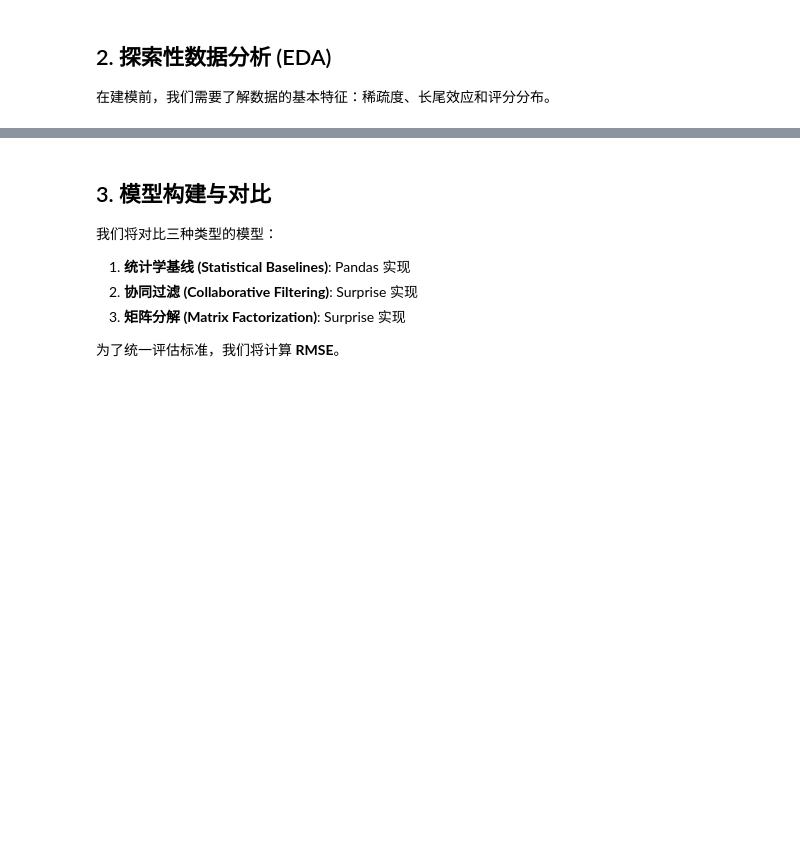
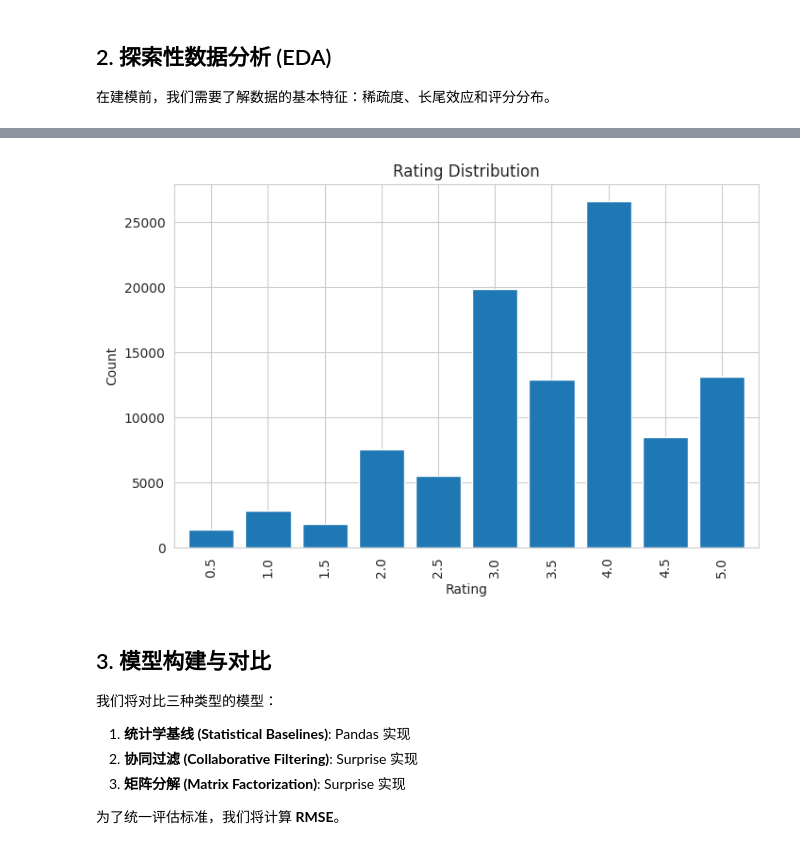
Before and after one commit to ForceInjection/hands-on-ML, a Jupyter notebook: nju_software/ch-12/综合案例_电影推荐/综合案例_电影推荐.ipynb, the cells around one changed output, grey strips where cells are left out. Drawn from its saved outputs; the diff is of its cells as text; code cells hidden in the pictures; blank space fills up the shorter version.

```diff
--- a/nju_software/ch-12/综合案例_电影推荐/综合案例_电影推荐.ipynb
+++ b/nju_software/ch-12/综合案例_电影推荐/综合案例_电影推荐.ipynb
@@ -71,11 +82,13 @@ plt.show()
 # %%
 # 2.3 评分分布
 plt.figure(figsize=(8, 5))
-sns.countplot(x='rating', data=train_df)
+train_df['rating'].value_counts().sort_index().plot(kind='bar', width=0.8);
 plt.title('Rating Distribution')
 plt.xlabel('Rating')
 plt.ylabel('Count')
 plt.show()
+# %% [output]
+[figure, added]
 # %% [markdown]
 ## 3. 模型构建与对比
 
```
Also changed, not shown: parts of 9 cells of this notebook.
